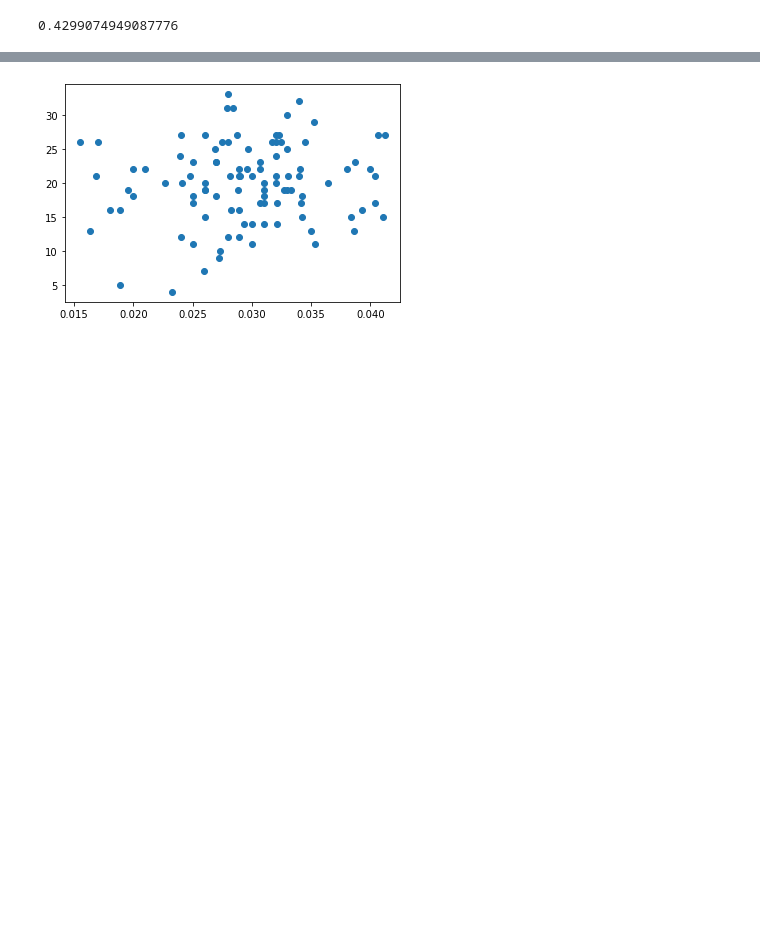
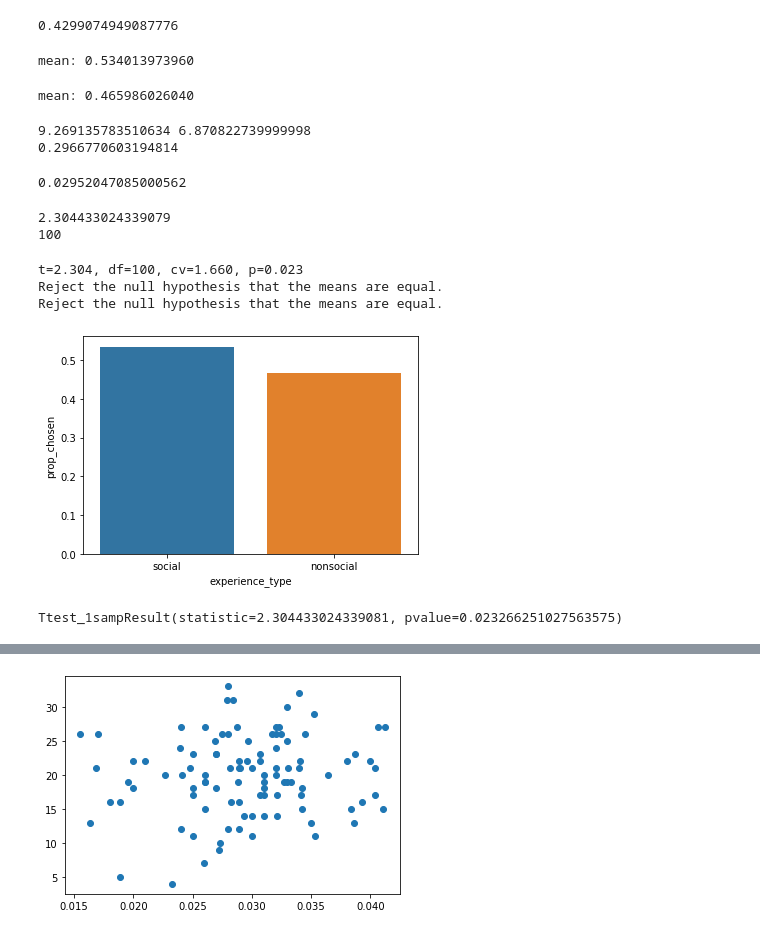
Before and after one commit to fareri-lab/WTP_CardTask, a Jupyter notebook: data/updated_7_2021_wtpdata.ipynb, the cells around one changed output, grey strips where cells are left out. Saved outputs shown, nothing was run; the diff lists cells and outputs as text; code cells hidden in the pictures; blank space fills up the shorter version.

```diff
--- a/data/updated_7_2021_wtpdata.ipynb
+++ b/data/updated_7_2021_wtpdata.ipynb
@@ -470,2 +417,75 @@ prop_social = wtpdata['prop_social']
 aq = wtpdata.AQ #autism quotient
 mspss = wtpdata.MSPSS #perceived social support
+# %%
+prop_socialavg= wtpdata.prop_social
+#calculate group mean for prop of chosen social experiences
+prop_soc_M = mean(prop_socialavg)
+print('mean: %.12f'% (prop_soc_M))
+# %% [output]
+mean: 0.534013973960
+# %%
+prop_nonsocialavg= wtpdata.prop_nonsoc
+#calculate group mean for prop of chosen social experiences
+prop_nonsoc_M = mean(prop_nonsocialavg)
+print('mean: %.12f'% (prop_nonsoc_M))
+# %% [output]
+mean: 0.465986026040
+# %%
+#Calculate STD
+# sum squared difference between observations
+d1 = sum([(prop_socialavg[i]-prop_nonsocialavg[i])**2 for i in range(n)])
+# sum difference between observations
+d2 = sum([prop_socialavg[i]-prop_nonsocialavg[i] for i in range(n)])
+print(d1,d2)
+
+# standard deviation of the difference between means
+standev = np.sqrt((d1 - (d2**2 / n)) / (n - 1))
+print(standev)
+# %% [output]
+9.269135783510634 6.870822739999998
+0.2966770603194814
+# %%
+#calculate standard error of the difference between the means
+sed = standev / np.sqrt(n)
+print(sed)
+# %% [output]
+0.02952047085000562
+# %%
+# calculate the t statistic
+t_stat = (prop_soc_M - prop_nonsoc_M) / sed
+print(t_stat)
+
+# degrees of freedom
+df = n - 1
+print(df)
+alpha= 0.05
+# %% [output]
+2.304433024339079
+100
+# %%
+# calculate the critical value
+cv = t.ppf(1.0 - alpha, df)
+# calculate the p-value
+p = (1.0 - t.cdf(abs(t_stat), df)) * 2.0
+# return everything
+print('t=%.3f, df=%d, cv=%.3f, p=%.3f' % (t_stat, df, cv, p))
+# interpret via critical value
+if abs(t_stat) <= cv:
+	print('Accept null hypothesis that the means are equal.')
+else:
+	print('Reject the null hypothesis that the means are equal.')
+# interpret via p-value
+if p > alpha:
+	print('Accept null hypothesis that the means are equal.')
+else:
+	print('Reject the null hypothesis that the means are equal.')
+# %% [output]
+t=2.304, df=100, cv=1.660, p=0.023
+Reject the null hypothesis that the means are equal.
+Reject the null hypothesis that the means are equal.
+# %%
+wtp_means = pd.DataFrame({'experience_type': ['social','nonsocial'], 'prop_chosen': [prop_soc_M, prop_nonsoc_M]})
+
+wtp_plot = sns.barplot(x=wtp_means.experience_type, y=wtp_means.prop_chosen, data=wtp_means)
+# %% [output]
+[figure, added]
@@ -472,3 +494,8 @@ mspss = wtpdata.MSPSS #perceived social support
+# %%
+#perform one sample t-test
+stats.ttest_1samp(a=prop_social, popmean=0.5)
+# %% [output]
+Ttest_1sampResult(statistic=2.304433024339081, pvalue=0.023266251027563575)
 # %%
 ##### amount spent on social experiences // self report  ######
 # %%
```
Also changed, not shown: parts of 24 cells of this notebook.
